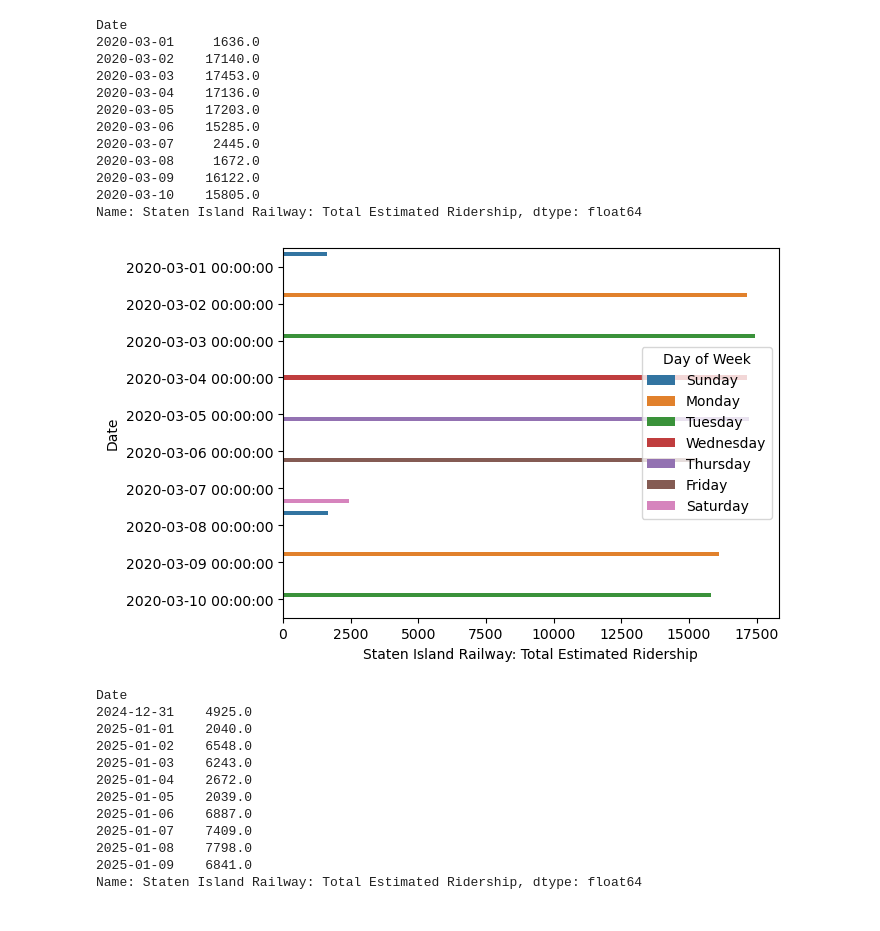
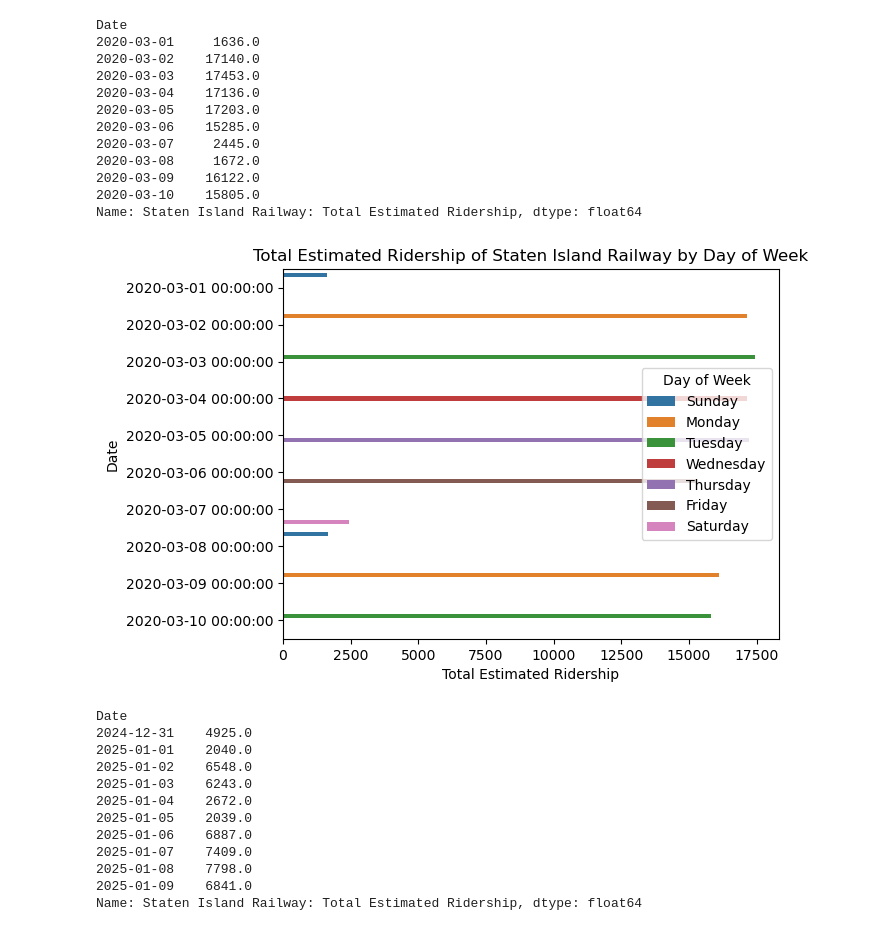
Before and after one commit to alishanstyles/MTA-Daily-Ridership, a Jupyter notebook: Untitled.ipynb, the cells around one changed output. Cells and saved outputs as stored; diff of their text form; code cells hidden in the pictures.

```diff
--- a/Untitled.ipynb
+++ b/Untitled.ipynb
@@ -832,10 +840,14 @@ Name: Staten Island Railway: Total Estimated Ridership, dtype: float64
 # %%
 sns.barplot(data = first_ten,
             x = 'Staten Island Railway: Total Estimated Ridership',
             y = 'Date',
-            hue = 'Day of Week');
+            hue = 'Day of Week')
+plt.title('Total Estimated Ridership of Staten Island Railway by Day of Week')
+plt.xlabel('Total Estimated Ridership')
+plt.ylabel('Date')
+plt.savefig('barplot13');
 # %% [output]
-[figure, old version]
+[figure, new version]
 # %%
 last_ten.groupby('Date')['Staten Island Railway: Total Estimated Ridership'].mean()
 # %% [output]
```
Also changed, not shown: parts of 3 cells of this notebook, 4 other files.
